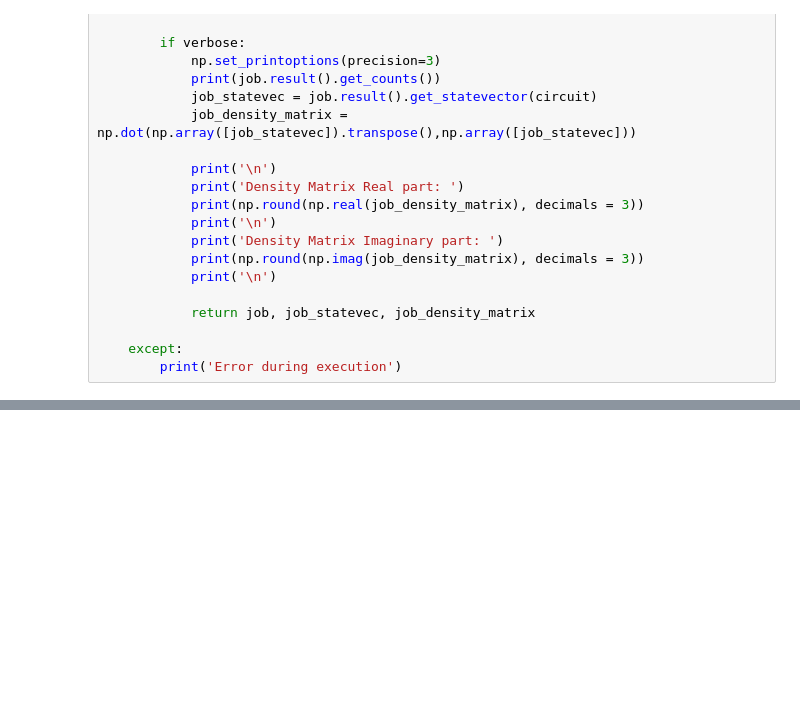
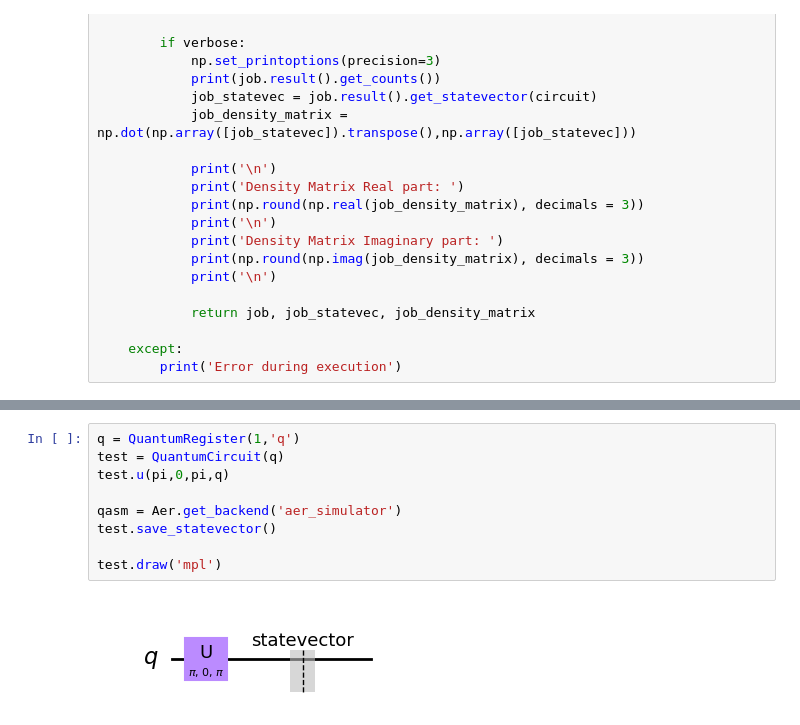
Before and after one commit to VRGQuantumTech/learning_qiskit, a Jupyter notebook: Bell_States.ipynb, the cells around one changed output, grey strips where cells are left out. Saved outputs shown, nothing was run; the diff lists cells and outputs as text; blank space fills up the shorter version.

```diff
--- a/Bell_States.ipynb
+++ b/Bell_States.ipynb
@@ -188,0 +202,11 @@ plot_state_qsphere(job_density_matrix)
+# %%
+q = QuantumRegister(1,'q')
+test = QuantumCircuit(q)
+test.u(pi,0,pi,q)
+
+qasm = Aer.get_backend('aer_simulator')
+test.save_statevector()
+
+test.draw('mpl')
+# %% [output]
+[figure, added]
```
Also changed, not shown: parts of 13 cells of this notebook.
